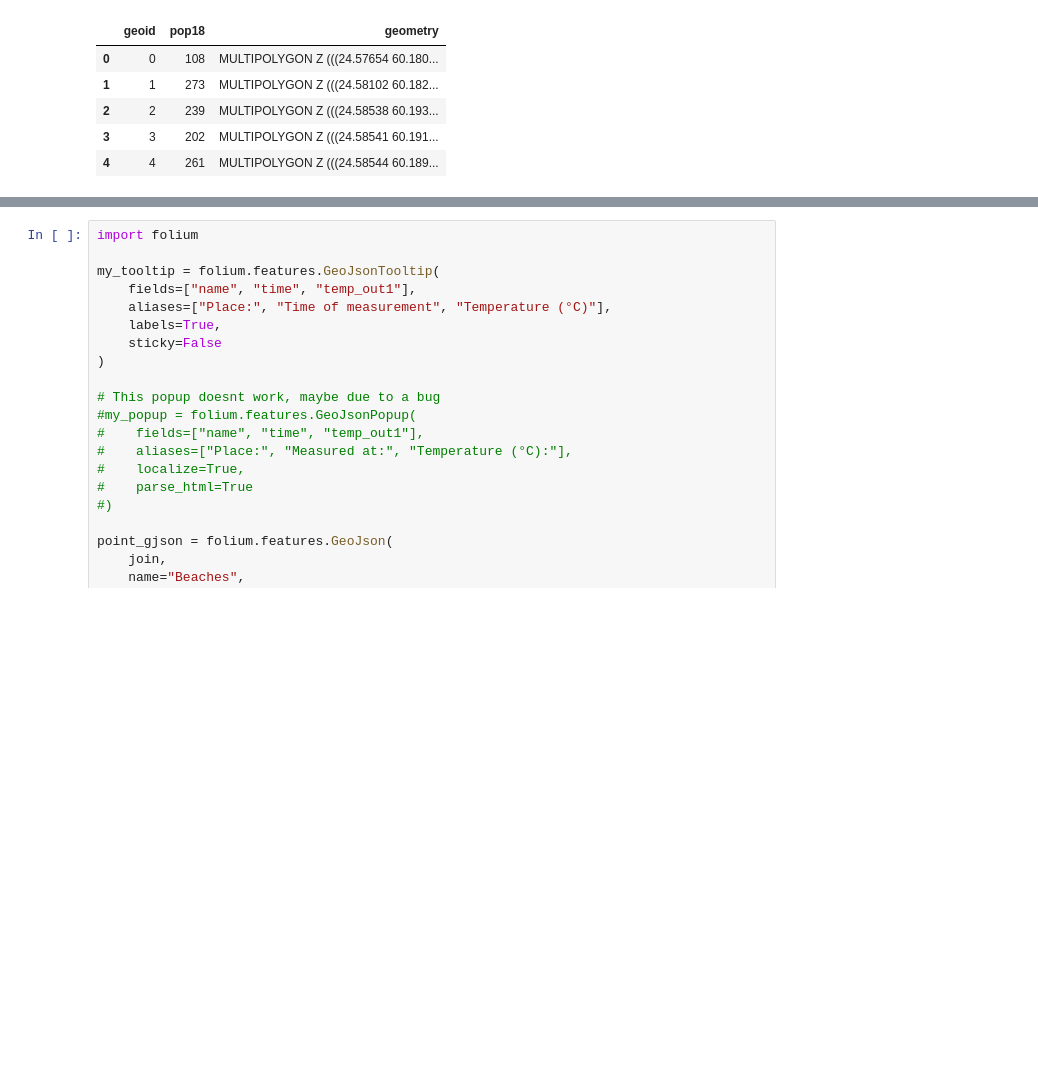
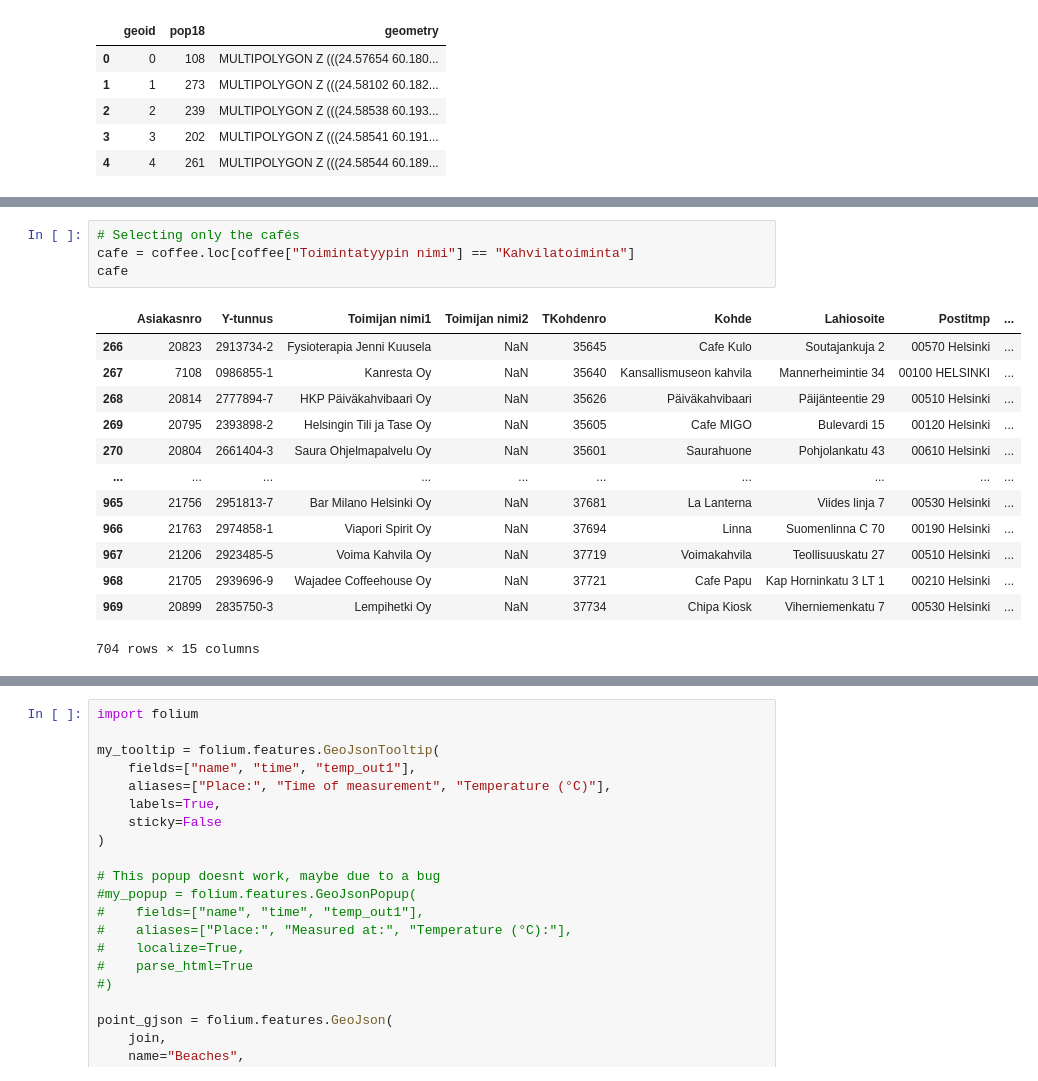
Before and after one commit to AutoGIS-2020/exercise-5-pjustus, a Jupyter notebook: docs/Exercise-5-Problem-2-pjustus.ipynb, the cells around one changed output, grey strips where cells are left out. Saved outputs shown, nothing was run; the diff lists cells and outputs as text; blank space fills up the shorter version.

Commit message:
cafes not fully added

```diff
--- a/docs/Exercise-5-Problem-2-pjustus.ipynb
+++ b/docs/Exercise-5-Problem-2-pjustus.ipynb
@@ -302,0 +319,18 @@ FileNotFoundError: [Errno 2] No such file or directory: 'docs/Helsingin_elintarv
+# %%
+# Selecting only the cafés
+cafe = coffee.loc[coffee["Toimintatyypin nimi"] == "Kahvilatoiminta"]
+cafe
+# %% [output]
+|  | Asiakasnro | Y-tunnus | Toimijan nimi1 | Toimijan nimi2 | TKohdenro | Kohde | Lahiosoite | Postitmp | ... |
+| 266 | 20823 | 2913734-2 | Fysioterapia Jenni Kuusela | NaN | 35645 | Cafe Kulo | Soutajankuja 2 | 00570 Helsinki | ... |
+| 267 | 7108 | 0986855-1 | Kanresta Oy | NaN | 35640 | Kansallismuseon kahvila | Mannerheimintie 34 | 00100 HELSINKI | ... |
+| 268 | 20814 | 2777894-7 | HKP Päiväkahvibaari Oy | NaN | 35626 | Päiväkahvibaari | Päijänteentie 29 | 00510 Helsinki | ... |
+| 269 | 20795 | 2393898-2 | Helsingin Tili ja Tase Oy | NaN | 35605 | Cafe MIGO | Bulevardi 15 | 00120 Helsinki | ... |
+| 270 | 20804 | 2661404-3 | Saura Ohjelmapalvelu Oy | NaN | 35601 | Saurahuone | Pohjolankatu 43 | 00610 Helsinki | ... |
+| ... | ... | ... | ... | ... | ... | ... | ... | ... | ... |
+| 965 | 21756 | 2951813-7 | Bar Milano Helsinki Oy | NaN | 37681 | La Lanterna | Viides linja 7 | 00530 Helsinki | ... |
+| 966 | 21763 | 2974858-1 | Viapori Spirit Oy | NaN | 37694 | Linna | Suomenlinna C 70 | 00190 Helsinki | ... |
+| 967 | 21206 | 2923485-5 | Voima Kahvila Oy | NaN | 37719 | Voimakahvila | Teollisuuskatu 27 | 00510 Helsinki | ... |
+| 968 | 21705 | 2939696-9 | Wajadee Coffeehouse Oy | NaN | 37721 | Cafe Papu | Kap Horninkatu 3 LT 1 | 00210 Helsinki | ... |
+| 969 | 20899 | 2835750-3 | Lempihetki Oy | NaN | 37734 | Chipa Kiosk | Viherniemenkatu 7 | 00530 Helsinki | ... |
+704 rows × 15 columns
```
Also changed, not shown: parts of 6 cells of this notebook.
